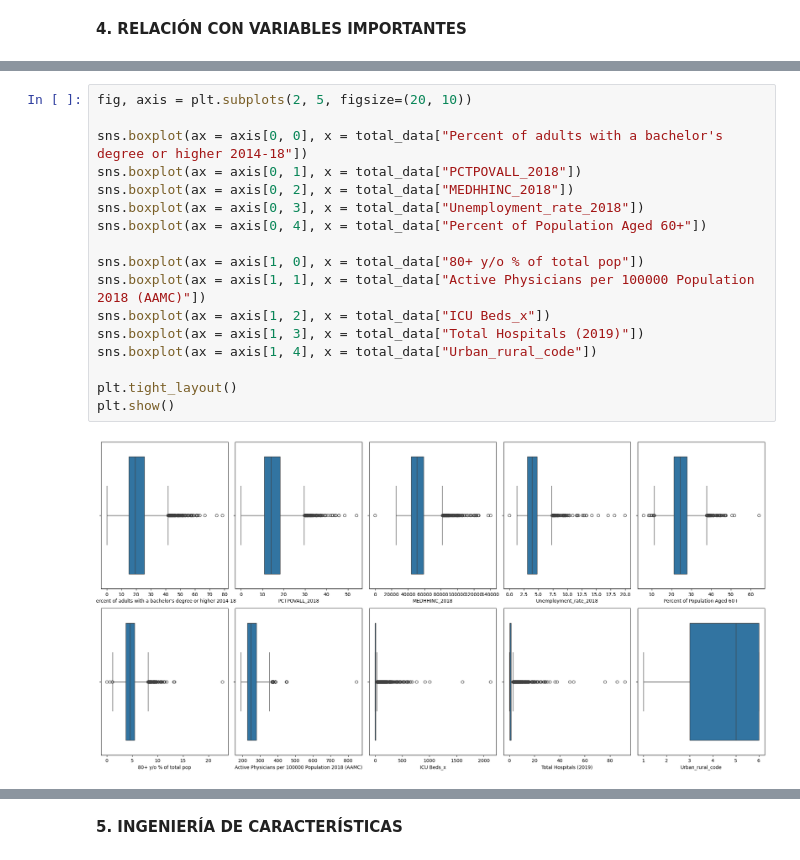
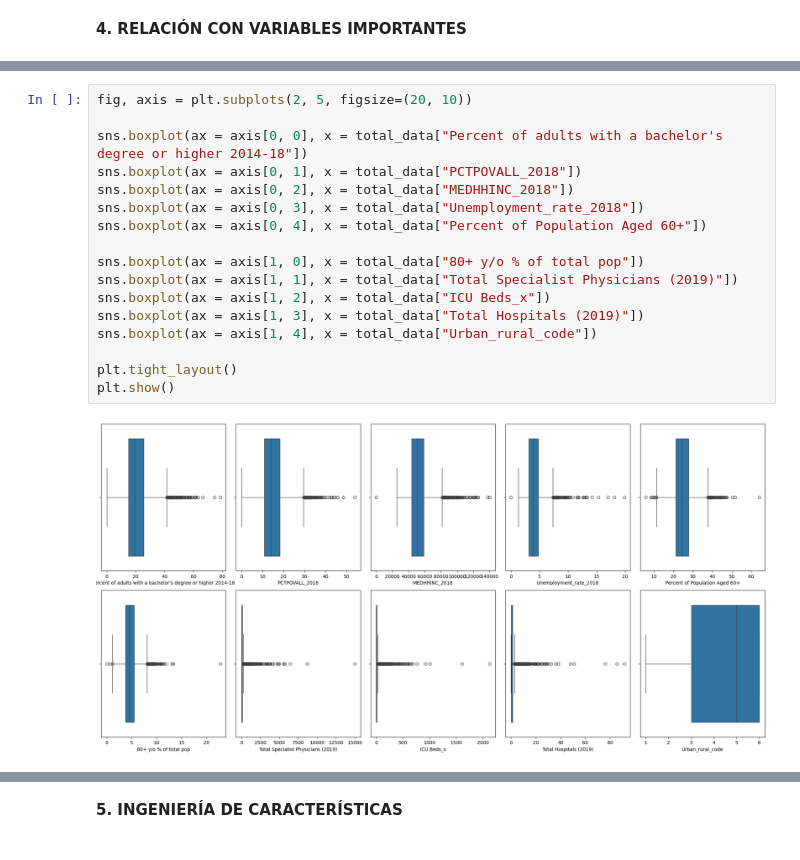
Before and after one commit to 4GeeksAcademy/alemantellini-machine-learning, a Jupyter notebook: src/03-linear-regression-reg-demographic-health-data.ipynb, the cells around one changed output, grey strips where cells are left out. Saved outputs shown, nothing was run; the diff lists cells and outputs as text.

```diff
--- a/src/03-linear-regression-reg-demographic-health-data.ipynb
+++ b/src/03-linear-regression-reg-demographic-health-data.ipynb
@@ -343,22 +345,22 @@ plt.show()
 # %%
 fig, axis = plt.subplots(2, 5, figsize=(20, 10))
 
 sns.boxplot(ax = axis[0, 0], x = total_data["Percent of adults with a bachelor's degree or higher 2014-18"])
 sns.boxplot(ax = axis[0, 1], x = total_data["PCTPOVALL_2018"])
 sns.boxplot(ax = axis[0, 2], x = total_data["MEDHHINC_2018"])
 sns.boxplot(ax = axis[0, 3], x = total_data["Unemployment_rate_2018"])
 sns.boxplot(ax = axis[0, 4], x = total_data["Percent of Population Aged 60+"])
 
 sns.boxplot(ax = axis[1, 0], x = total_data["80+ y/o % of total pop"])
-sns.boxplot(ax = axis[1, 1], x = total_data["Active Physicians per 100000 Population 2018 (AAMC)"])
+sns.boxplot(ax = axis[1, 1], x = total_data["Total Specialist Physicians (2019)"])
 sns.boxplot(ax = axis[1, 2], x = total_data["ICU Beds_x"])
 sns.boxplot(ax = axis[1, 3], x = total_data["Total Hospitals (2019)"])
 sns.boxplot(ax = axis[1, 4], x = total_data["Urban_rural_code"])
 
 plt.tight_layout()
 plt.show()
 # %% [output]
-[figure, old version]
+[figure, new version]
 # %%
 # Heatmap SOLO con variables relevantes
 selected = list(top_features) + [target]
```
Also changed, not shown: parts of 7 cells of this notebook.
